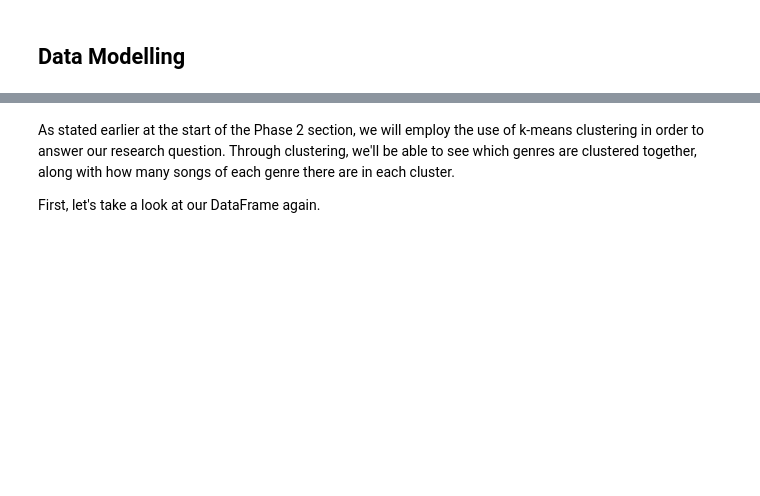
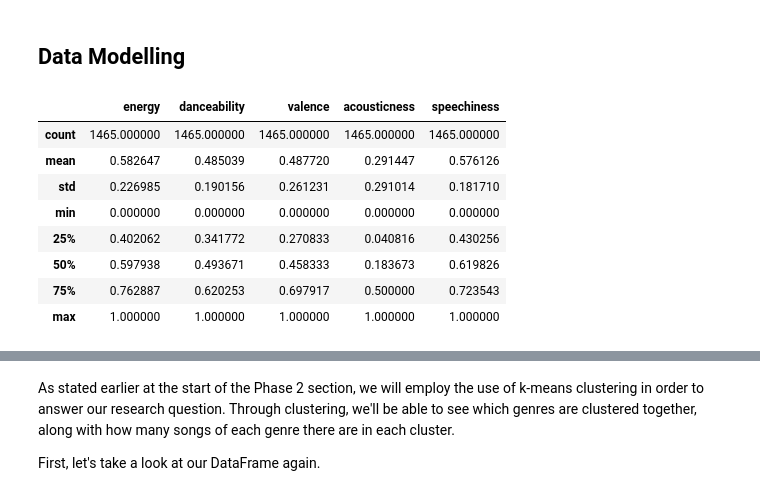
Before and after one commit to JarrettTo/CSMODEL, a Jupyter notebook: CSMODEL-Project-X23-Group7.zip.ipynb, the cells around one changed output, grey strips where cells are left out. Saved outputs shown, nothing was run; the diff lists cells and outputs as text; code cells hidden in the pictures; blank space fills up the shorter version.

```diff
--- a/CSMODEL-Project-X23-Group7.zip.ipynb
+++ b/CSMODEL-Project-X23-Group7.zip.ipynb
@@ -566,0 +1034,12 @@ genre_df.info()
+# %%
+genre_df.describe()
+# %% [output]
+|  | energy | danceability | valence | acousticness | speechiness |
+| count | 1465.000000 | 1465.000000 | 1465.000000 | 1465.000000 | 1465.000000 |
+| mean | 0.582647 | 0.485039 | 0.487720 | 0.291447 | 0.576126 |
+| std | 0.226985 | 0.190156 | 0.261231 | 0.291014 | 0.181710 |
+| min | 0.000000 | 0.000000 | 0.000000 | 0.000000 | 0.000000 |
+| 25% | 0.402062 | 0.341772 | 0.270833 | 0.040816 | 0.430256 |
+| 50% | 0.597938 | 0.493671 | 0.458333 | 0.183673 | 0.619826 |
+| 75% | 0.762887 | 0.620253 | 0.697917 | 0.500000 | 0.723543 |
+| max | 1.000000 | 1.000000 | 1.000000 | 1.000000 | 1.000000 |
```
Also changed, not shown: parts of 68 cells of this notebook.
